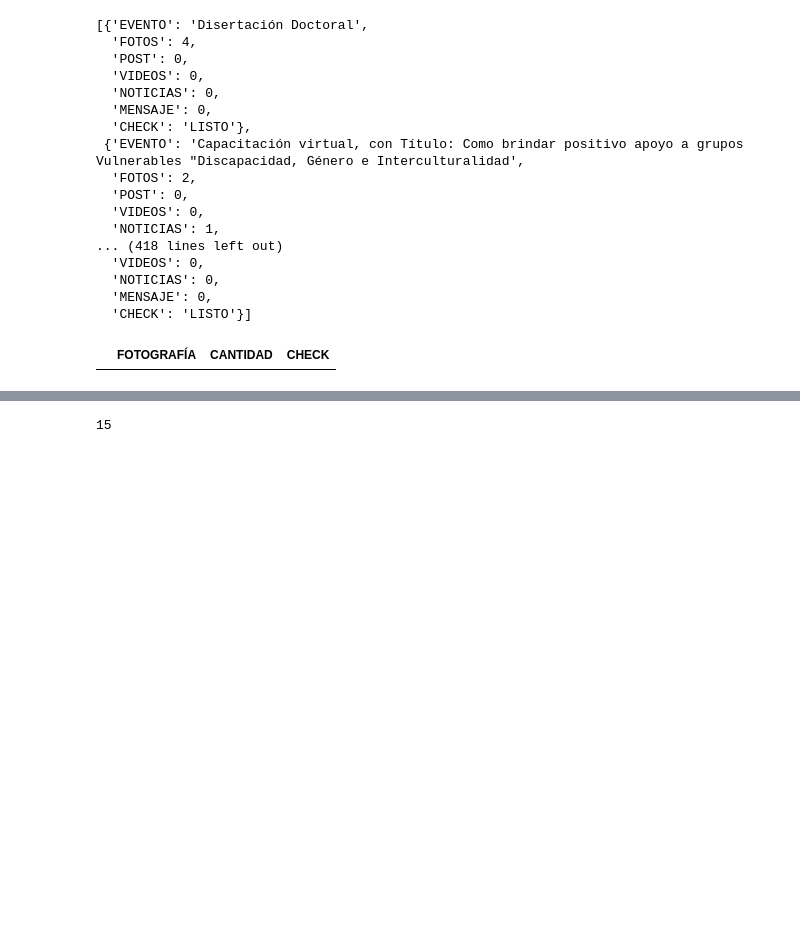
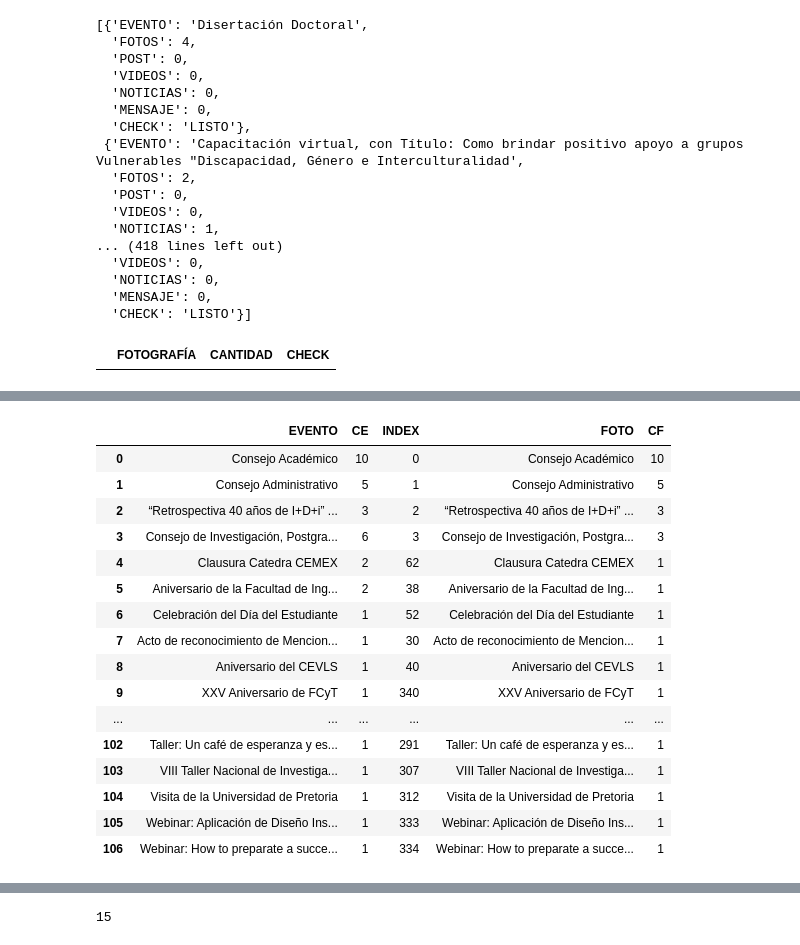
Before and after one commit to Susanelizabetth/manipulateDATA, a Jupyter notebook: DNotebook.ipynb, the cells around one changed output, grey strips where cells are left out. Cells and saved outputs as stored; diff of their text form; code cells hidden in the pictures; blank space fills up the shorter version.

```diff
--- a/DNotebook.ipynb
+++ b/DNotebook.ipynb
@@ -1269,18 +1269,41 @@ Name: 129, dtype: object
 # %%
 event = []
 foto = []
 cant = []
 cantf = []
+index = []
 for i in df_new.index:
     for j in df_foto.index:
         if df_new['EVENTO'][i] == df_foto['FOTOGRAFÍA'][j]:
             event.append(df_new['EVENTO'][i])
             foto.append(df_foto['FOTOGRAFÍA'][j])
             cant.append(df_new['FOTOS'][i])
             cantf.append(df_foto['CANTIDAD'][j])
+            index.append(j)
 
-list_clean = list(zip(event,cant,foto,cantf))
+
+list_clean = list(zip(event,cant,index,foto,cantf))
 df_cleaner = pd.DataFrame(list_clean)
-df_cleaner.rename(columns={0 : 'EVENTO', 1: 'CE', 2:'FOTO', 3: 'CF'}, inplace = True)
+df_cleaner.rename(columns={0 : 'EVENTO', 1: 'CE', 2:'INDEX', 3:'FOTO', 4: 'CF'}, inplace = True)
 #199 elementes in if
+
+df_cleaner
+# %% [output]
+|  | EVENTO | CE | INDEX | FOTO | CF |
+| 0 | Consejo Académico | 10 | 0 | Consejo Académico | 10 |
+| 1 | Consejo Administrativo | 5 | 1 | Consejo Administrativo | 5 |
+| 2 | “Retrospectiva 40 años de I+D+i” ... | 3 | 2 | “Retrospectiva 40 años de I+D+i” ... | 3 |
+| 3 | Consejo de Investigación, Postgra... | 6 | 3 | Consejo de Investigación, Postgra... | 3 |
+| 4 | Clausura Catedra CEMEX | 2 | 62 | Clausura Catedra CEMEX | 1 |
+| 5 | Aniversario de la Facultad de Ing... | 2 | 38 | Aniversario de la Facultad de Ing... | 1 |
+| 6 | Celebración del Día del Estudiante | 1 | 52 | Celebración del Día del Estudiante | 1 |
+| 7 | Acto de reconocimiento de Mencion... | 1 | 30 | Acto de reconocimiento de Mencion... | 1 |
+| 8 | Aniversario del CEVLS | 1 | 40 | Aniversario del CEVLS | 1 |
+| 9 | XXV Aniversario de FCyT | 1 | 340 | XXV Aniversario de FCyT | 1 |
+| ... | ... | ... | ... | ... | ... |
+| 102 | Taller: Un café de esperanza y es... | 1 | 291 | Taller: Un café de esperanza y es... | 1 |
+| 103 | VIII Taller Nacional de Investiga... | 1 | 307 | VIII Taller Nacional de Investiga... | 1 |
+| 104 | Visita de la Universidad de Pretoria | 1 | 312 | Visita de la Universidad de Pretoria | 1 |
+| 105 | Webinar: Aplicación de Diseño Ins... | 1 | 333 | Webinar: Aplicación de Diseño Ins... | 1 |
+| 106 | Webinar: How to preparate a succe... | 1 | 334 | Webinar: How to preparate a succe... | 1 |
 # %%
```
Also changed, not shown: parts of 8 cells of this notebook.
